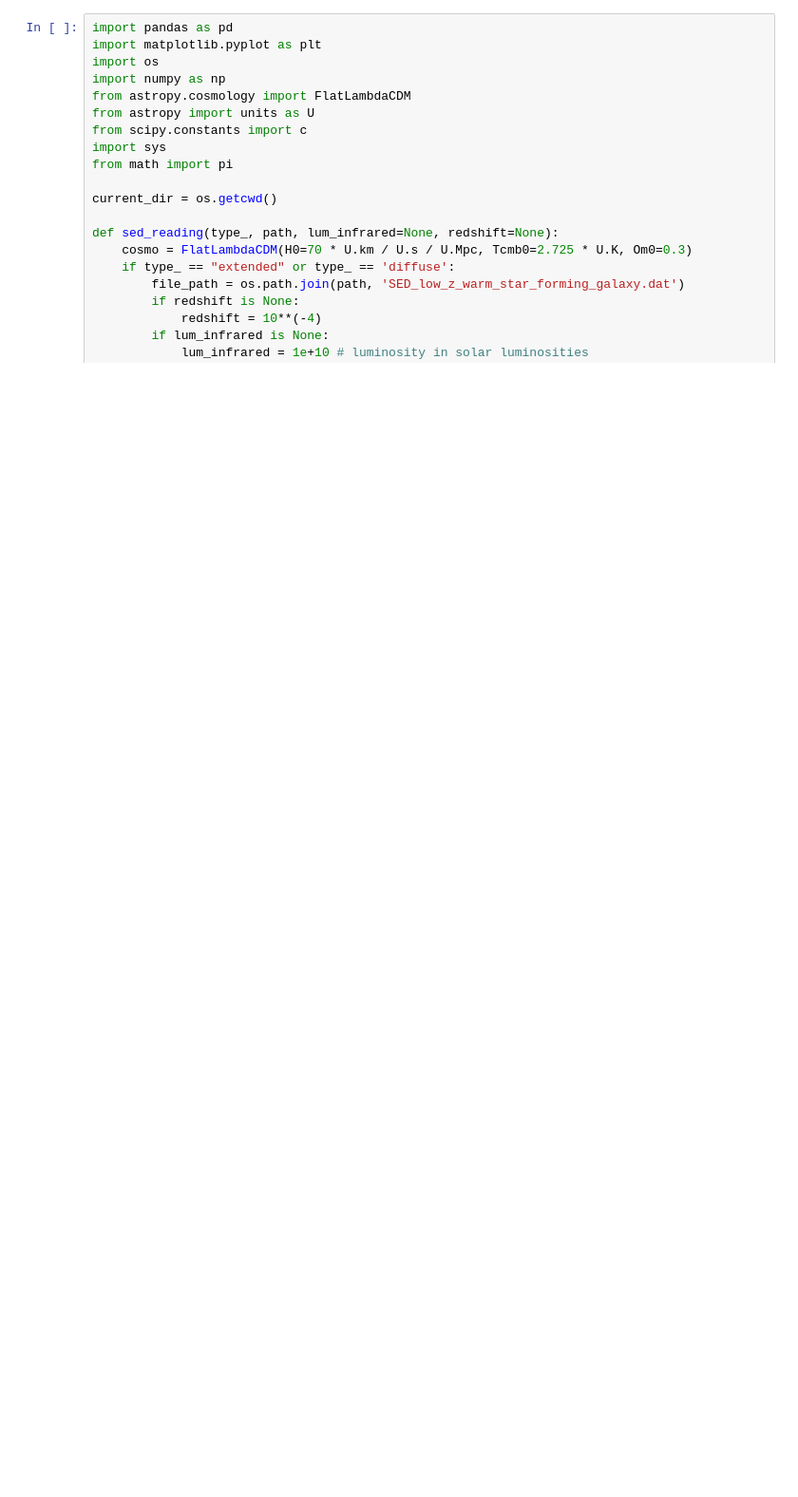
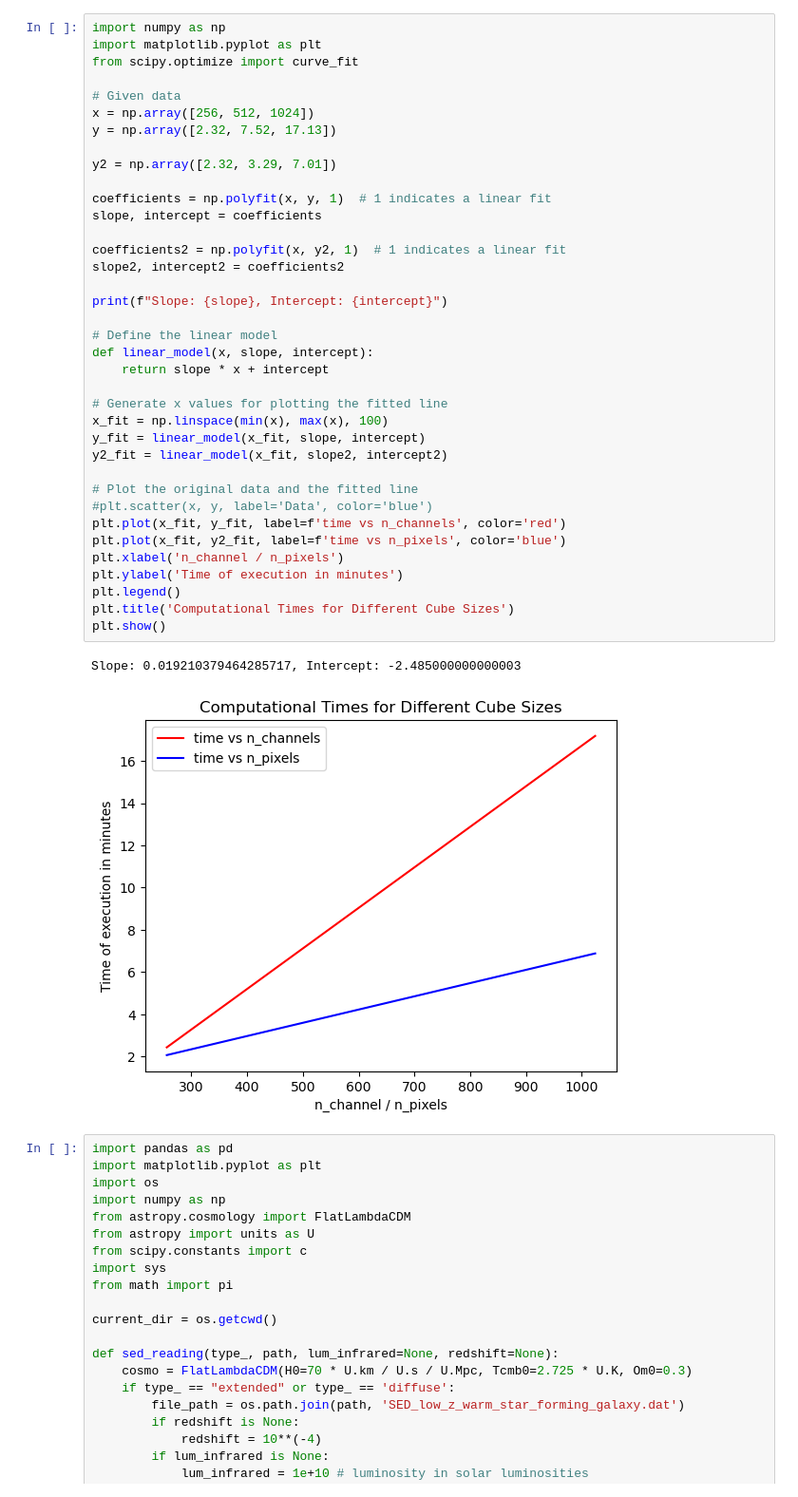
Before and after one commit to MicheleDelliVeneri/ALMASim, a Jupyter notebook: experimental/Sed-plot.ipynb, the cells around one changed output. Shown at 95% size. Drawn from its saved outputs; the diff is of its cells as text; blank space fills up the shorter version.

```diff
--- a/experimental/Sed-plot.ipynb
+++ b/experimental/Sed-plot.ipynb
@@ -1,3 +1,43 @@
+# %%
+import numpy as np
+import matplotlib.pyplot as plt
+from scipy.optimize import curve_fit
+
+# Given data
+x = np.array([256, 512, 1024])
+y = np.array([2.32, 7.52, 17.13])
+
+y2 = np.array([2.32, 3.29, 7.01])
+
+coefficients = np.polyfit(x, y, 1)  # 1 indicates a linear fit
+slope, intercept = coefficients
+
+coefficients2 = np.polyfit(x, y2, 1)  # 1 indicates a linear fit
+slope2, intercept2 = coefficients2
+
+print(f"Slope: {slope}, Intercept: {intercept}")
+
+# Define the linear model
+def linear_model(x, slope, intercept):
+    return slope * x + intercept
+
+# Generate x values for plotting the fitted line
+x_fit = np.linspace(min(x), max(x), 100)
+y_fit = linear_model(x_fit, slope, intercept)
+y2_fit = linear_model(x_fit, slope2, intercept2)
+
+# Plot the original data and the fitted line
+#plt.scatter(x, y, label='Data', color='blue')
+plt.plot(x_fit, y_fit, label=f'time vs n_channels', color='red')
+plt.plot(x_fit, y2_fit, label=f'time vs n_pixels', color='blue')
+plt.xlabel('n_channel / n_pixels')
+plt.ylabel('Time of execution in minutes')
+plt.legend()
+plt.title('Computational Times for Different Cube Sizes')
+plt.show()
+# %% [output]
+Slope: 0.019210379464285717, Intercept: -2.485000000000003
+[figure, added]
 # %%
 import pandas as pd
 import matplotlib.pyplot as plt
```
Also changed, not shown: 1 other file.
